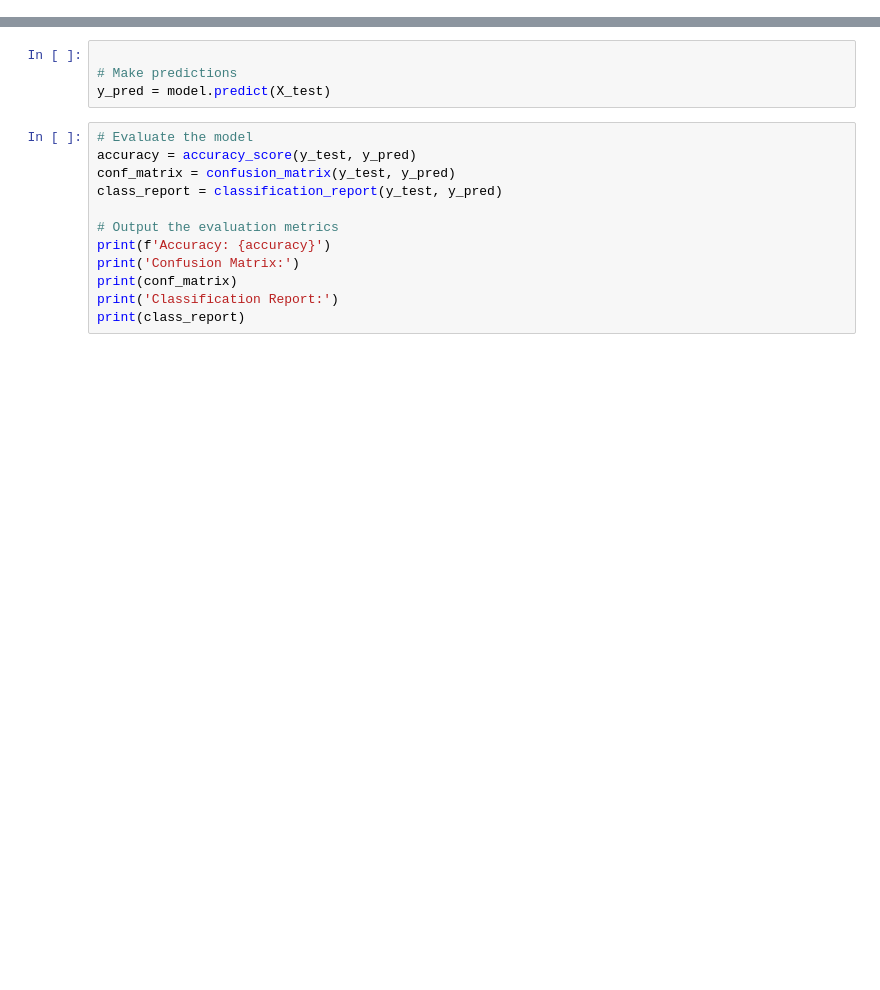
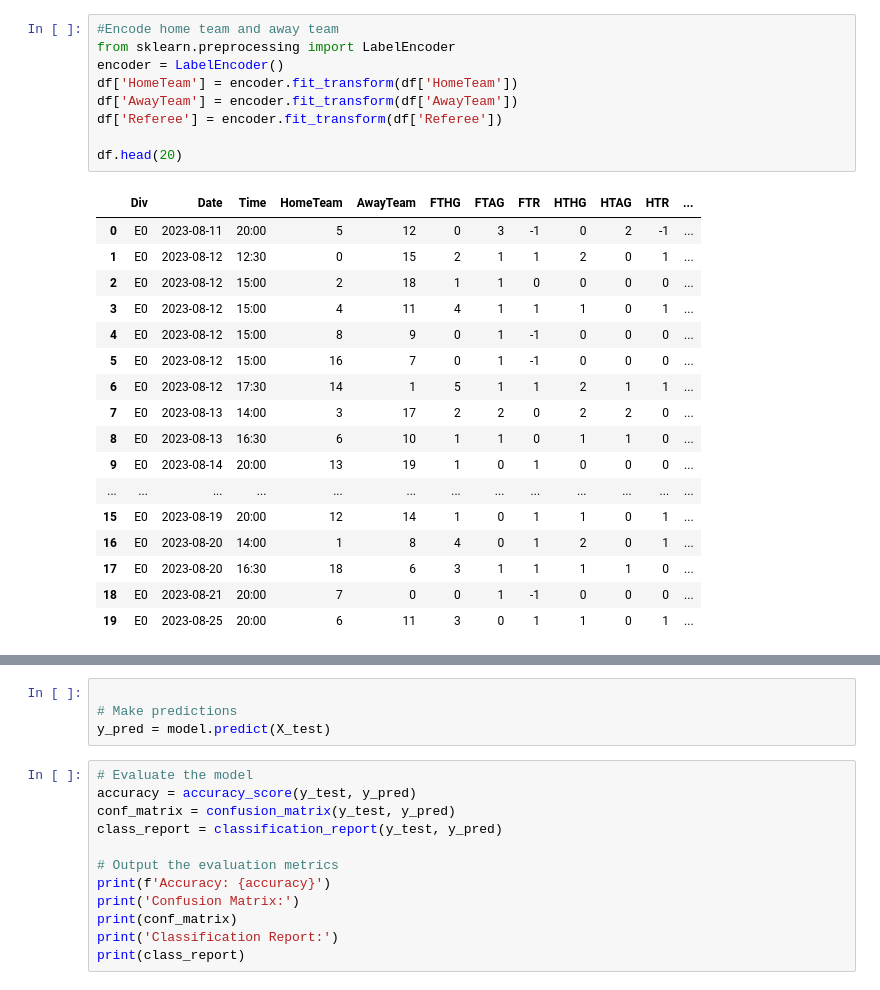
Before and after one commit to bamwesigye/saamba, a Jupyter notebook: core/pred_model.ipynb, the cells around one changed output, grey strips where cells are left out. Drawn from its saved outputs; the diff is of its cells as text; blank space fills up the shorter version.

```diff
--- a/core/pred_model.ipynb
+++ b/core/pred_model.ipynb
@@ -29,2 +74,29 @@ df.head()
+# %%
+#Encode home team and away team
+from sklearn.preprocessing import LabelEncoder
+encoder = LabelEncoder()
+df['HomeTeam'] = encoder.fit_transform(df['HomeTeam'])
+df['AwayTeam'] = encoder.fit_transform(df['AwayTeam'])
+df['Referee'] = encoder.fit_transform(df['Referee'])
+
+df.head(20)
+# %% [output]
+|  | Div | Date | Time | HomeTeam | AwayTeam | FTHG | FTAG | FTR | HTHG | HTAG | HTR | ... |
+| 0 | E0 | 2023-08-11 | 20:00 | 5 | 12 | 0 | 3 | -1 | 0 | 2 | -1 | ... |
+| 1 | E0 | 2023-08-12 | 12:30 | 0 | 15 | 2 | 1 | 1 | 2 | 0 | 1 | ... |
+| 2 | E0 | 2023-08-12 | 15:00 | 2 | 18 | 1 | 1 | 0 | 0 | 0 | 0 | ... |
+| 3 | E0 | 2023-08-12 | 15:00 | 4 | 11 | 4 | 1 | 1 | 1 | 0 | 1 | ... |
+| 4 | E0 | 2023-08-12 | 15:00 | 8 | 9 | 0 | 1 | -1 | 0 | 0 | 0 | ... |
+| 5 | E0 | 2023-08-12 | 15:00 | 16 | 7 | 0 | 1 | -1 | 0 | 0 | 0 | ... |
+| 6 | E0 | 2023-08-12 | 17:30 | 14 | 1 | 5 | 1 | 1 | 2 | 1 | 1 | ... |
+| 7 | E0 | 2023-08-13 | 14:00 | 3 | 17 | 2 | 2 | 0 | 2 | 2 | 0 | ... |
+| 8 | E0 | 2023-08-13 | 16:30 | 6 | 10 | 1 | 1 | 0 | 1 | 1 | 0 | ... |
+| 9 | E0 | 2023-08-14 | 20:00 | 13 | 19 | 1 | 0 | 1 | 0 | 0 | 0 | ... |
+| ... | ... | ... | ... | ... | ... | ... | ... | ... | ... | ... | ... | ... |
+| 15 | E0 | 2023-08-19 | 20:00 | 12 | 14 | 1 | 0 | 1 | 1 | 0 | 1 | ... |
+| 16 | E0 | 2023-08-20 | 14:00 | 1 | 8 | 4 | 0 | 1 | 2 | 0 | 1 | ... |
+| 17 | E0 | 2023-08-20 | 16:30 | 18 | 6 | 3 | 1 | 1 | 1 | 1 | 0 | ... |
+| 18 | E0 | 2023-08-21 | 20:00 | 7 | 0 | 0 | 1 | -1 | 0 | 0 | 0 | ... |
+| 19 | E0 | 2023-08-25 | 20:00 | 6 | 11 | 3 | 0 | 1 | 1 | 0 | 1 | ... |
 # %%
 # Select features and target variable
```
Also changed, not shown: parts of 9 cells of this notebook, 5 other files.
